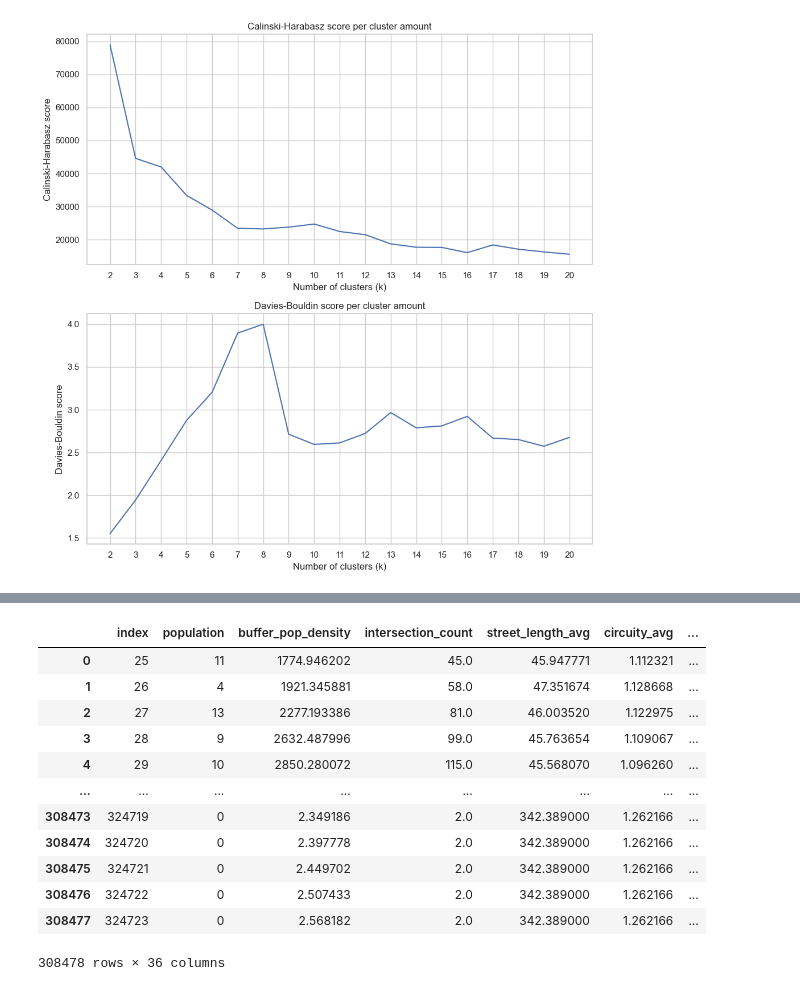
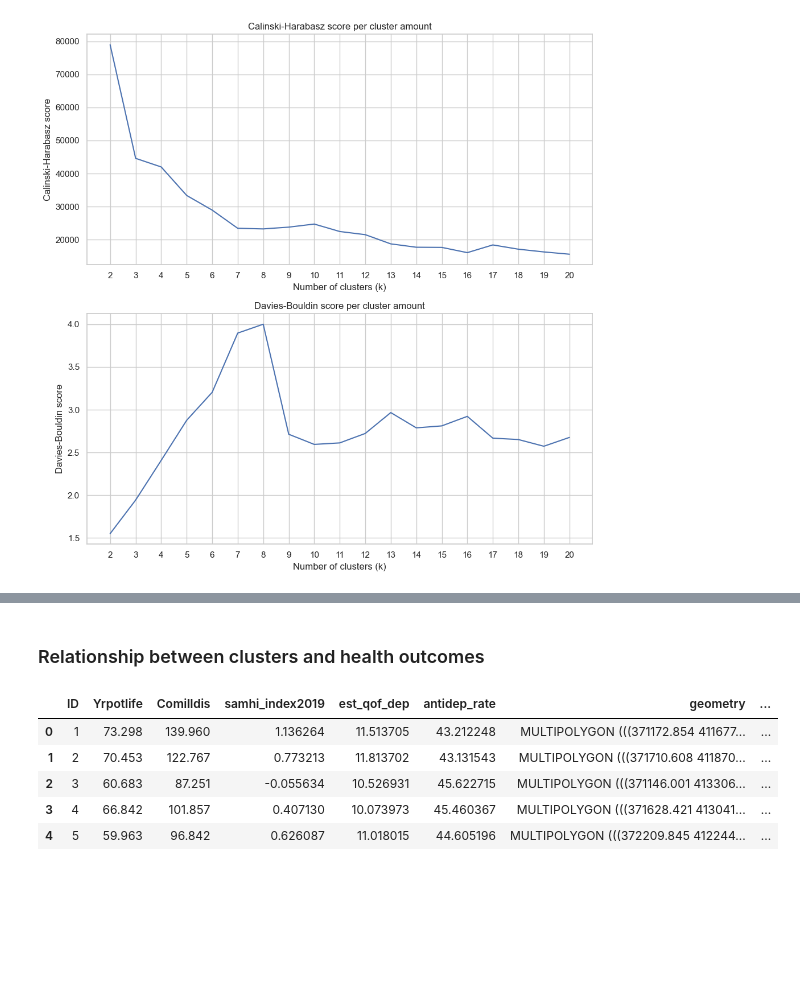
Before and after one commit to Spatial-Data-Science-and-GEO-AI-Lab/MultiHealth_S, a Jupyter notebook: clustering.ipynb, the cells around one changed output, grey strips where cells are left out. Drawn from its saved outputs; the diff is of its cells as text; code cells hidden in the pictures; blank space fills up the shorter version.

```diff
--- a/clustering.ipynb
+++ b/clustering.ipynb
@@ -175,16 +281,0 @@ plt.show()
-# %%
-popgridsub
-# %% [output]
-|  | index | population | buffer_pop_density | intersection_count | street_length_avg | circuity_avg | ... |
-| 0 | 25 | 11 | 1774.946202 | 45.0 | 45.947771 | 1.112321 | ... |
-| 1 | 26 | 4 | 1921.345881 | 58.0 | 47.351674 | 1.128668 | ... |
-| 2 | 27 | 13 | 2277.193386 | 81.0 | 46.003520 | 1.122975 | ... |
-| 3 | 28 | 9 | 2632.487996 | 99.0 | 45.763654 | 1.109067 | ... |
-| 4 | 29 | 10 | 2850.280072 | 115.0 | 45.568070 | 1.096260 | ... |
-| ... | ... | ... | ... | ... | ... | ... | ... |
-| 308473 | 324719 | 0 | 2.349186 | 2.0 | 342.389000 | 1.262166 | ... |
-| 308474 | 324720 | 0 | 2.397778 | 2.0 | 342.389000 | 1.262166 | ... |
-| 308475 | 324721 | 0 | 2.449702 | 2.0 | 342.389000 | 1.262166 | ... |
-| 308476 | 324722 | 0 | 2.507433 | 2.0 | 342.389000 | 1.262166 | ... |
-| 308477 | 324723 | 0 | 2.568182 | 2.0 | 342.389000 | 1.262166 | ... |
-308478 rows × 36 columns
@@ -190,0 +289,2 @@ popgridsub
+# %% [markdown]
+### Relationship between clusters and health outcomes
@@ -190,0 +297,36 @@ popgridsub
+# %%
+# Spatial join
+joined_data = gpd.sjoin(healthdatasub, popgridsubsub, how='left', predicate='intersects')
+
+# Calculating the most common cluster label for each neighborhood and for both cluster models
+majority_cluster_kmeans = joined_data.groupby('ID')['Kmeans_cluster_label'].apply(lambda x: x.mode())
+majority_cluster_gmm = joined_data.groupby('ID')['GMM_cluster_label'].apply(lambda x: x.mode())
+
+# Calculating the diversity of the labels using Shannon entropy
+def calculate_entropy(labels):
+    unique_labels, label_counts = np.unique(labels, return_counts=True)
+    proportions = label_counts / label_counts.sum()
+    entropy = -np.sum(proportions * np.log2(proportions))
+    return entropy
+
+cluster_diversity_kmeans = joined_data.groupby('ID')['Kmeans_cluster_label'].apply(calculate_entropy)
+cluster_diversity_gmm = joined_data.groupby('ID')['GMM_cluster_label'].apply(calculate_entropy)
+
+# Merging the cluster mode and cluster diversity
+healthdatasub = healthdatasub.merge(majority_cluster_kmeans, on='ID')
+healthdatasub = healthdatasub.merge(majority_cluster_gmm, on='ID')
+healthdatasub = healthdatasub.merge(cluster_diversity_kmeans, on='ID')
+healthdatasub = healthdatasub.merge(cluster_diversity_gmm, on='ID')
+
+# Renaming
+healthdatasub = healthdatasub.rename(columns={'Kmeans_cluster_label_x': 'Majority_cluster_kmeans', 'GMM_cluster_label_x': 'Majority_cluster_gmm', 'Kmeans_cluster_label_y': 'cluster_diversity_kmeans', 'GMM_cluster_label_y': 'cluster_diversity_gmm'})
+# %%
+# Checking
+healthdatasub.head(5)
+# %% [output]
+|  | ID | Yrpotlife | Comilldis | samhi_index2019 | est_qof_dep | antidep_rate | geometry | ... |
+| 0 | 1 | 73.298 | 139.960 | 1.136264 | 11.513705 | 43.212248 | MULTIPOLYGON (((371172.854 411677... | ... |
+| 1 | 2 | 70.453 | 122.767 | 0.773213 | 11.813702 | 43.131543 | MULTIPOLYGON (((371710.608 411870... | ... |
+| 2 | 3 | 60.683 | 87.251 | -0.055634 | 10.526931 | 45.622715 | MULTIPOLYGON (((371146.001 413306... | ... |
+| 3 | 4 | 66.842 | 101.857 | 0.407130 | 10.073973 | 45.460367 | MULTIPOLYGON (((371628.421 413041... | ... |
+| 4 | 5 | 59.963 | 96.842 | 0.626087 | 11.018015 | 44.605196 | MULTIPOLYGON (((372209.845 412244... | ... |
```
Also changed, not shown: parts of 27 cells of this notebook.
